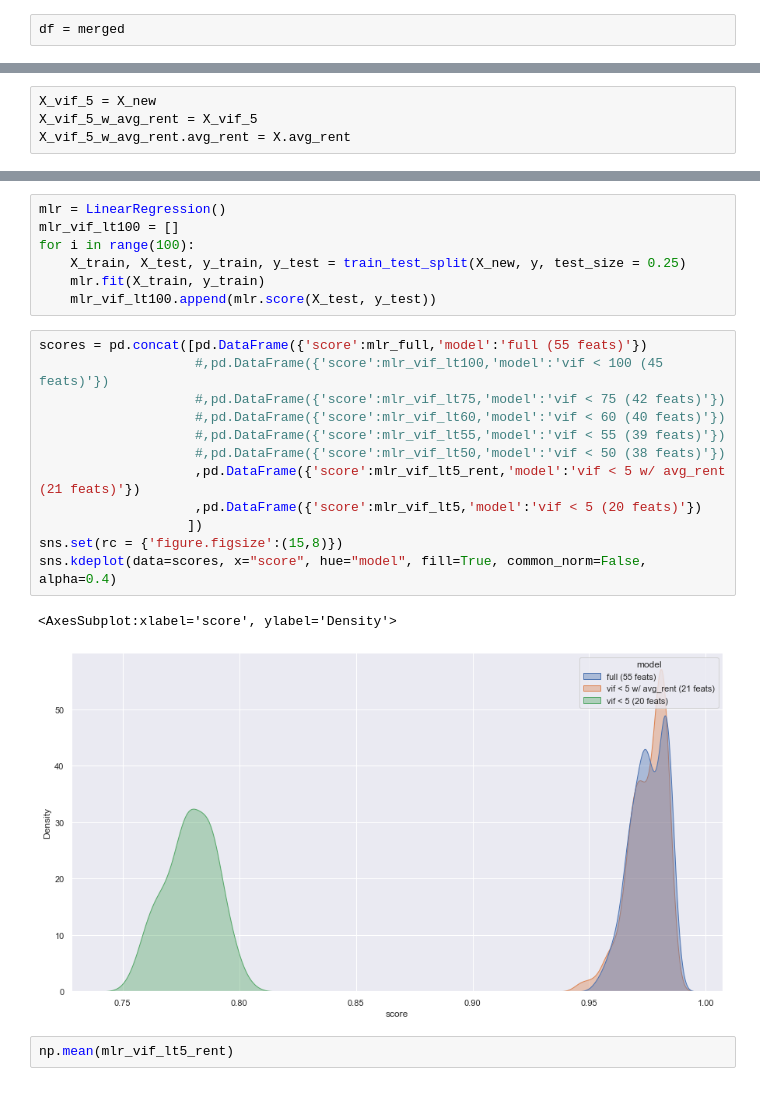
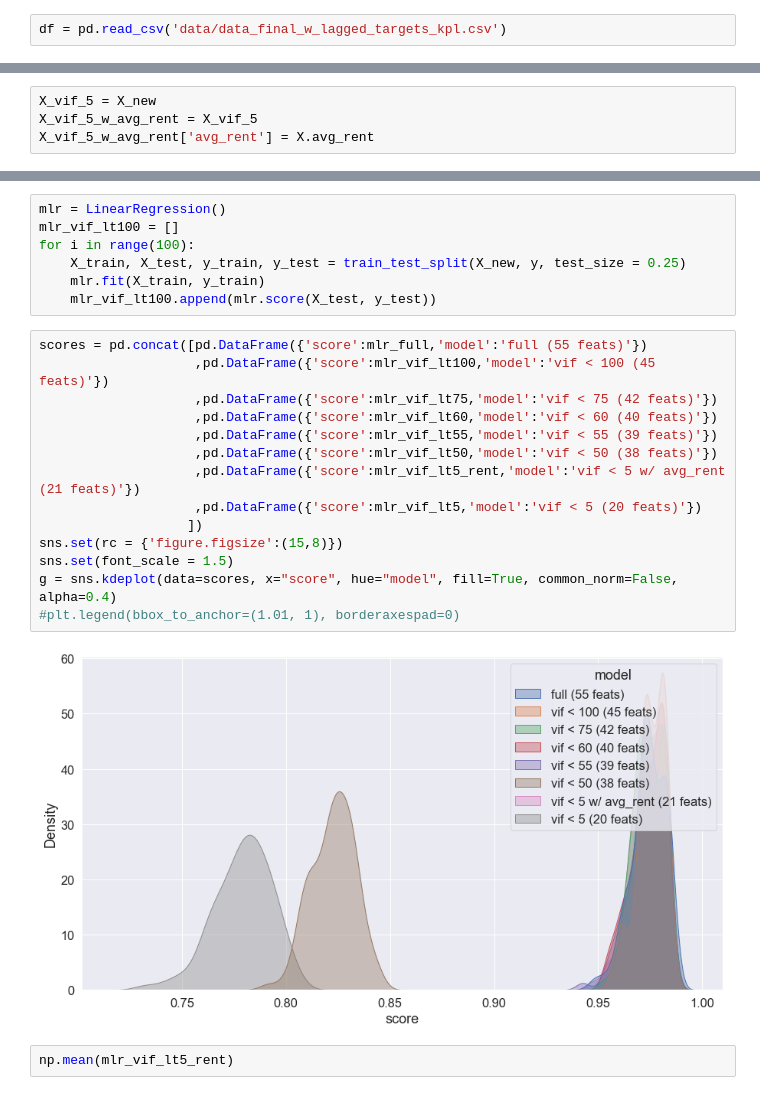
Before and after one commit to Skipp-py/NYCDSA_Capstone, a Jupyter notebook: Karl/Final_dataset_inspection.ipynb, the cells around one changed output, grey strips where cells are left out. Cells and saved outputs as stored; diff of their text form.

Commit message:
final dataset modeling

```diff
--- a/Karl/Final_dataset_inspection.ipynb
+++ b/Karl/Final_dataset_inspection.ipynb
@@ -217,7 +205,7 @@ merged
 # %%
 merged.to_csv('data/data_final_w_lagged_targets_kpl.csv', index=False)
 # %%
-df = merged
+df = pd.read_csv('data/data_final_w_lagged_targets_kpl.csv')
 # %%
 df2 = df.drop(columns=['zipcode', 'City', 'CountyName', 'Metro',
                        'rent_in_2y', 'rent_in_3y', 'rent_in_4y', 'rent_in_5y'])
@@ -291,4 +279,4 @@ Removing dwellings_2_to_49_units with vif = 5.511280631045953
 # %%
 X_vif_5 = X_new
 X_vif_5_w_avg_rent = X_vif_5
-X_vif_5_w_avg_rent.avg_rent = X.avg_rent
+X_vif_5_w_avg_rent['avg_rent'] = X.avg_rent
@@ -369,19 +355,20 @@ for i in range(100):
     mlr_vif_lt100.append(mlr.score(X_test, y_test))
 # %%
 scores = pd.concat([pd.DataFrame({'score':mlr_full,'model':'full (55 feats)'})
-                    #,pd.DataFrame({'score':mlr_vif_lt100,'model':'vif < 100 (45 feats)'})
-                    #,pd.DataFrame({'score':mlr_vif_lt75,'model':'vif < 75 (42 feats)'})
-                    #,pd.DataFrame({'score':mlr_vif_lt60,'model':'vif < 60 (40 feats)'})
-                    #,pd.DataFrame({'score':mlr_vif_lt55,'model':'vif < 55 (39 feats)'})
-                    #,pd.DataFrame({'score':mlr_vif_lt50,'model':'vif < 50 (38 feats)'})
+                    ,pd.DataFrame({'score':mlr_vif_lt100,'model':'vif < 100 (45 feats)'})
+                    ,pd.DataFrame({'score':mlr_vif_lt75,'model':'vif < 75 (42 feats)'})
+                    ,pd.DataFrame({'score':mlr_vif_lt60,'model':'vif < 60 (40 feats)'})
+                    ,pd.DataFrame({'score':mlr_vif_lt55,'model':'vif < 55 (39 feats)'})
+                    ,pd.DataFrame({'score':mlr_vif_lt50,'model':'vif < 50 (38 feats)'})
                     ,pd.DataFrame({'score':mlr_vif_lt5_rent,'model':'vif < 5 w/ avg_rent (21 feats)'})
                     ,pd.DataFrame({'score':mlr_vif_lt5,'model':'vif < 5 (20 feats)'})
                    ])
 sns.set(rc = {'figure.figsize':(15,8)})
-sns.kdeplot(data=scores, x="score", hue="model", fill=True, common_norm=False, alpha=0.4)
+sns.set(font_scale = 1.5)
+g = sns.kdeplot(data=scores, x="score", hue="model", fill=True, common_norm=False, alpha=0.4)
+#plt.legend(bbox_to_anchor=(1.01, 1), borderaxespad=0)
 # %% [output]
-<AxesSubplot:xlabel='score', ylabel='Density'>
-[figure, old version]
+[figure, new version]
 # %%
 np.mean(mlr_vif_lt5_rent)
 # %% [output]
```
Also changed, not shown: parts of 2 cells of this notebook, 4 other files.
